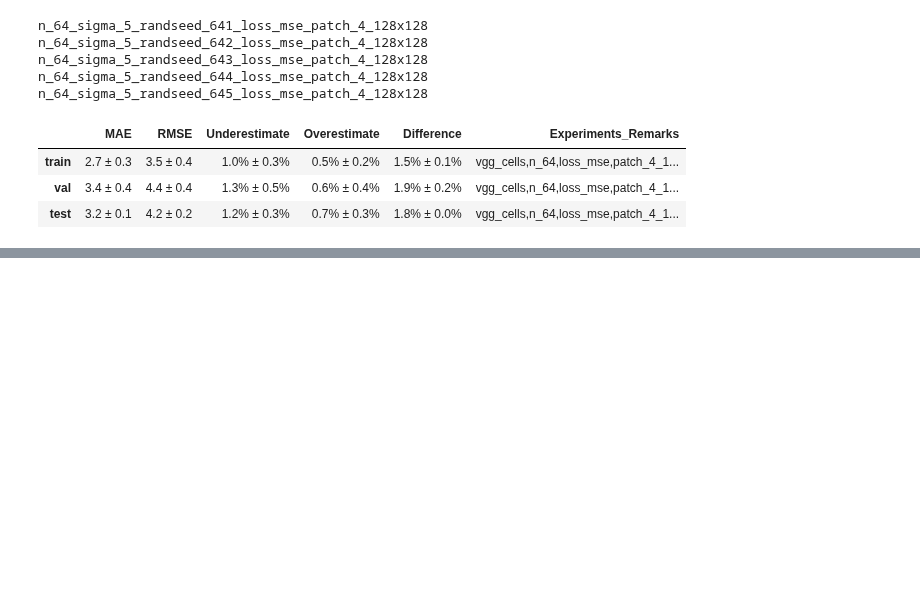
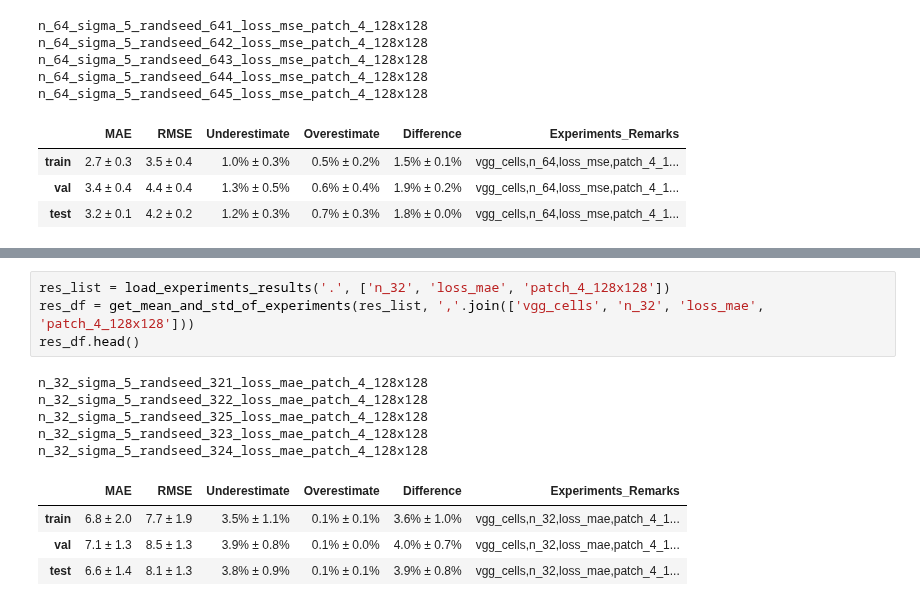
Before and after one commit to Tudor67/Object-Counting, a Jupyter notebook: experiments/2_unet/vgg_cells/experiments_stats.ipynb, the cells around one changed output, grey strips where cells are left out. Drawn from its saved outputs; the diff is of its cells as text; blank space fills up the shorter version.

Commit message:
added 2_unet exp results on vgg_cells (mae loss, patches 4*(128x128), batch_size=16)

```diff
--- a/experiments/2_unet/vgg_cells/experiments_stats.ipynb
+++ b/experiments/2_unet/vgg_cells/experiments_stats.ipynb
@@ -158,0 +165,14 @@ n_64_sigma_5_randseed_645_loss_mse_patch_4_128x128
+# %%
+res_list = load_experiments_results('.', ['n_32', 'loss_mae', 'patch_4_128x128'])
+res_df = get_mean_and_std_of_experiments(res_list, ','.join(['vgg_cells', 'n_32', 'loss_mae', 'patch_4_128x128']))
+res_df.head()
+# %% [output]
+n_32_sigma_5_randseed_321_loss_mae_patch_4_128x128
+n_32_sigma_5_randseed_322_loss_mae_patch_4_128x128
+n_32_sigma_5_randseed_325_loss_mae_patch_4_128x128
+n_32_sigma_5_randseed_323_loss_mae_patch_4_128x128
+n_32_sigma_5_randseed_324_loss_mae_patch_4_128x128
+|  | MAE | RMSE | Underestimate | Overestimate | Difference | Experiments_Remarks |
+| train | 6.8 ± 2.0 | 7.7 ± 1.9 | 3.5% ± 1.1% | 0.1% ± 0.1% | 3.6% ± 1.0% | vgg_cells,n_32,loss_mae,patch_4_1... |
+| val | 7.1 ± 1.3 | 8.5 ± 1.3 | 3.9% ± 0.8% | 0.1% ± 0.0% | 4.0% ± 0.7% | vgg_cells,n_32,loss_mae,patch_4_1... |
+| test | 6.6 ± 1.4 | 8.1 ± 1.3 | 3.8% ± 0.9% | 0.1% ± 0.1% | 3.9% ± 0.8% | vgg_cells,n_32,loss_mae,patch_4_1... |
```
Also changed, not shown: parts of 5 cells of this notebook, 24 other files.
